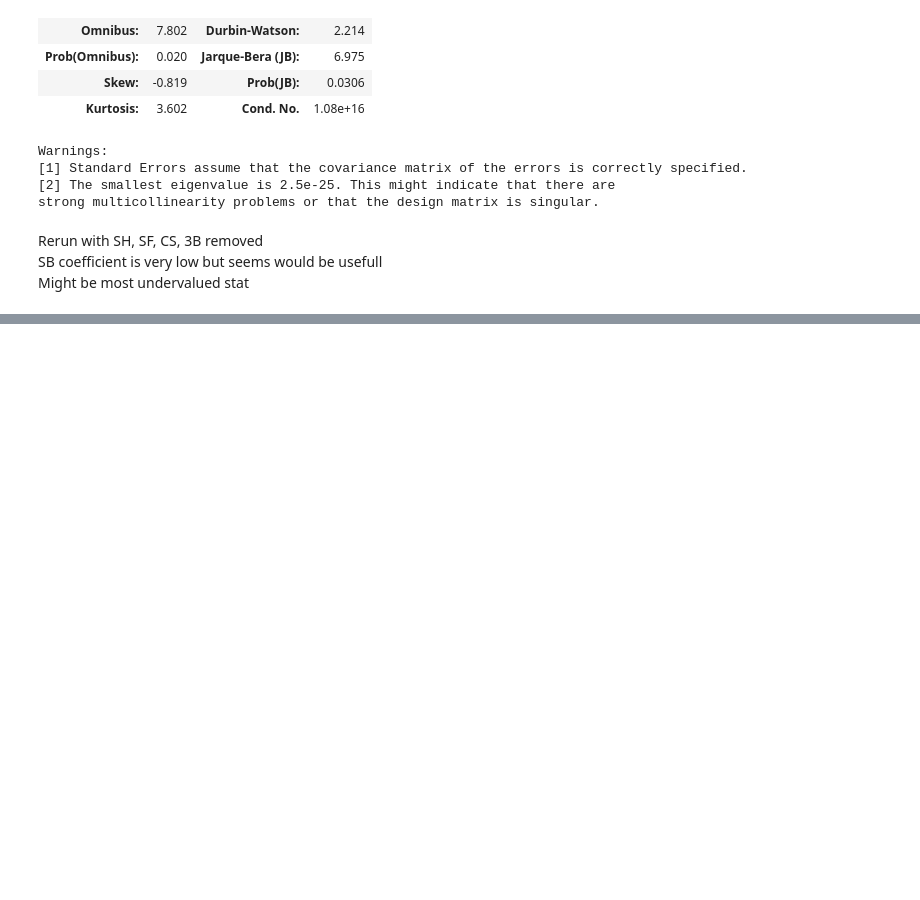
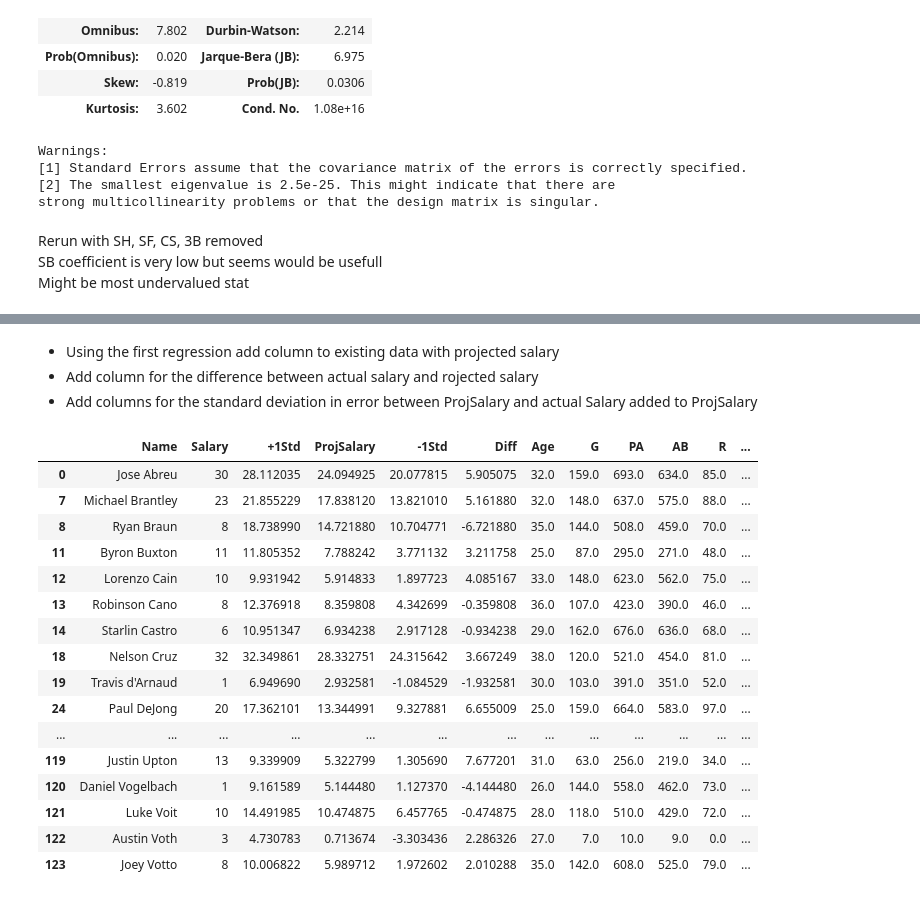
Before and after one commit to regels/auction_fantasyleague, a Jupyter notebook: LinearRegressionModel.ipynb, the cells around one changed output, grey strips where cells are left out. Cells and saved outputs as stored; diff of their text form; code cells hidden in the pictures; blank space fills up the shorter version.

```diff
--- a/LinearRegressionModel.ipynb
+++ b/LinearRegressionModel.ipynb
@@ -251,3 +269,32 @@ Warnings:
 [1] Standard Errors assume that the covariance matrix of the errors is correctly specified.
 [2] The condition number is large, 3.18e+06. This might indicate that there are
 strong multicollinearity or other numerical problems.
+# %% [markdown]
+- Using the first regression add column to existing data with projected salary
+- Add column for the difference between actual salary and rojected salary
+- Add columns for the standard deviation in error between ProjSalary and actual Salary added to ProjSalary
+# %%
+batting["ProjSalary"] = 1.4679 + (0.3096*batting["Age"]) + (-0.1329*batting["G"]) + (0.1873*batting["PA"]) + (-0.2148*batting["AB"]) + (-0.0517*batting["R"]) + (-0.0719*batting["H"]) + (0.0132*batting["2B"]) + (-0.2092*batting["HR"]) + (0.0916*batting["RBI"]) + (0.3358*batting["SB"]) + (-0.2469*batting["BB"]) + (-0.0453*batting["SO"]) + (-157.6000*batting["BA"]) + (-24.2899*batting["OBP"]) + (-153.1875*batting["SLG"]) + (136.5066*batting["OPS"]) + (0.0318*batting["OPS+"]) + (0.2180*batting["TB"]) + (0.0567*batting["GDP"]) + (0.4490*batting["HBP"]) + (0.8245*batting["IBB"])
+batting["Diff"] = batting["Salary"] - batting["ProjSalary"]
+batting["+1Std"] = batting["ProjSalary"] + np.std(batting["Diff"])
+batting["-1Std"] = batting["ProjSalary"] - np.std(batting["Diff"])
+batting = batting[["Name", "Salary", "+1Std", "ProjSalary", "-1Std", "Diff", "Age", "G", "PA", "AB", "R", "H", "2B", "3B", "HR", "RBI", "SB", "CS", "BB", "SO", "BA", "OBP", "SLG", "OPS", "OPS+", "TB", "GDP", "HBP", "SH", "SF", "IBB"]]
+batting
+# %% [output]
+|  | Name | Salary | +1Std | ProjSalary | -1Std | Diff | Age | G | PA | AB | R | ... |
+| 0 | Jose Abreu | 30 | 28.112035 | 24.094925 | 20.077815 | 5.905075 | 32.0 | 159.0 | 693.0 | 634.0 | 85.0 | ... |
+| 7 | Michael Brantley | 23 | 21.855229 | 17.838120 | 13.821010 | 5.161880 | 32.0 | 148.0 | 637.0 | 575.0 | 88.0 | ... |
+| 8 | Ryan Braun | 8 | 18.738990 | 14.721880 | 10.704771 | -6.721880 | 35.0 | 144.0 | 508.0 | 459.0 | 70.0 | ... |
+| 11 | Byron Buxton | 11 | 11.805352 | 7.788242 | 3.771132 | 3.211758 | 25.0 | 87.0 | 295.0 | 271.0 | 48.0 | ... |
+| 12 | Lorenzo Cain | 10 | 9.931942 | 5.914833 | 1.897723 | 4.085167 | 33.0 | 148.0 | 623.0 | 562.0 | 75.0 | ... |
+| 13 | Robinson Cano | 8 | 12.376918 | 8.359808 | 4.342699 | -0.359808 | 36.0 | 107.0 | 423.0 | 390.0 | 46.0 | ... |
+| 14 | Starlin Castro | 6 | 10.951347 | 6.934238 | 2.917128 | -0.934238 | 29.0 | 162.0 | 676.0 | 636.0 | 68.0 | ... |
+| 18 | Nelson Cruz | 32 | 32.349861 | 28.332751 | 24.315642 | 3.667249 | 38.0 | 120.0 | 521.0 | 454.0 | 81.0 | ... |
+| 19 | Travis d'Arnaud | 1 | 6.949690 | 2.932581 | -1.084529 | -1.932581 | 30.0 | 103.0 | 391.0 | 351.0 | 52.0 | ... |
+| 24 | Paul DeJong | 20 | 17.362101 | 13.344991 | 9.327881 | 6.655009 | 25.0 | 159.0 | 664.0 | 583.0 | 97.0 | ... |
+| ... | ... | ... | ... | ... | ... | ... | ... | ... | ... | ... | ... | ... |
+| 119 | Justin Upton | 13 | 9.339909 | 5.322799 | 1.305690 | 7.677201 | 31.0 | 63.0 | 256.0 | 219.0 | 34.0 | ... |
+| 120 | Daniel Vogelbach | 1 | 9.161589 | 5.144480 | 1.127370 | -4.144480 | 26.0 | 144.0 | 558.0 | 462.0 | 73.0 | ... |
+| 121 | Luke Voit | 10 | 14.491985 | 10.474875 | 6.457765 | -0.474875 | 28.0 | 118.0 | 510.0 | 429.0 | 72.0 | ... |
+| 122 | Austin Voth | 3 | 4.730783 | 0.713674 | -3.303436 | 2.286326 | 27.0 | 7.0 | 10.0 | 9.0 | 0.0 | ... |
+| 123 | Joey Votto | 8 | 10.006822 | 5.989712 | 1.972602 | 2.010288 | 35.0 | 142.0 | 608.0 | 525.0 | 79.0 | ... |
```
Also changed, not shown: parts of 17 cells of this notebook.
